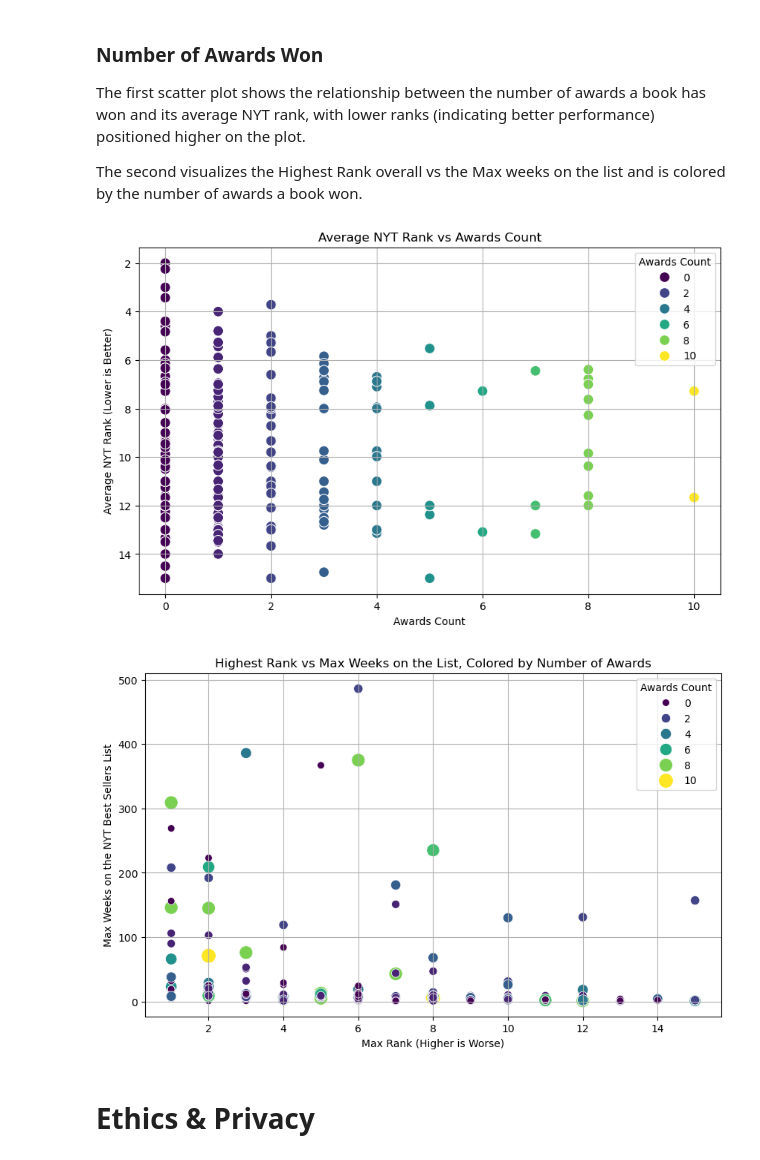
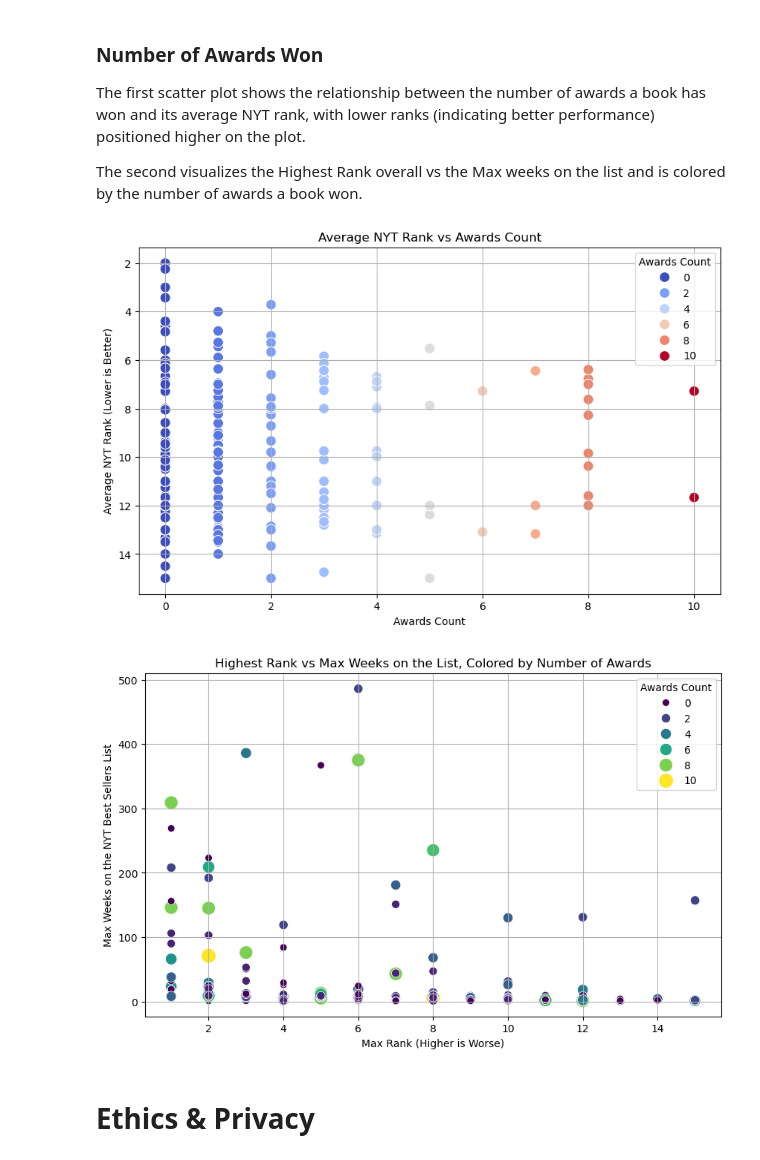
Before and after one commit to satyar2003/cogs-108-project, a Jupyter notebook: EDACheckpoint_Group019-FA24.ipynb, the cells around one changed output. Drawn from its saved outputs; the diff is of its cells as text; code cells hidden in the pictures.

```diff
--- a/EDACheckpoint_Group019-FA24.ipynb
+++ b/EDACheckpoint_Group019-FA24.ipynb
@@ -334,40 +334,40 @@ sns.scatterplot(
     x='Awards Count',
     y='Avg_rank',
     hue='Awards Count',
-    palette='viridis',
+    palette='coolwarm',
     s=100
 )
 plt.title('Average NYT Rank vs Awards Count')
 plt.xlabel('Awards Count')
 plt.ylabel('Average NYT Rank (Lower is Better)')
 plt.gca().invert_yaxis()
 plt.grid(True)
 
 #Create new df with Title, Max Rank, Max Weeks on List, and Awards Count
 highest_rank = df.groupby('Title')['Rank'].min().reset_index()
 highest_rank.rename(columns={'Rank': 'Max Rank'}, inplace=True)
 max_weeks = df[['Title', 'Max Weeks on List']].drop_duplicates()
 awards = df[['Title', 'Awards Count']].drop_duplicates()
 comparison_df2 = highest_rank.merge(max_weeks, on='Title').merge(awards, on='Title')
 
 # Plot Max Rank vs Max Weeks on List, colored by Awards Count
 plt.figure(figsize=(10, 6))
 sns.scatterplot(
     data=comparison_df2,
     x='Max Rank',
     y='Max Weeks on List',
     hue='Awards Count',
     palette='viridis',
     size='Awards Count',
     sizes=(50, 200),
     marker='o'
 )
 plt.title('Highest Rank vs Max Weeks on the List, Colored by Number of Awards')
 plt.xlabel('Max Rank (Higher is Worse)')
 plt.ylabel('Max Weeks on the NYT Best Sellers List')
 plt.grid(True)
 # %% [output]
-[figure, old version]
+[figure, new version]
 [figure]
 # %% [markdown]
 # Ethics & Privacy
```
